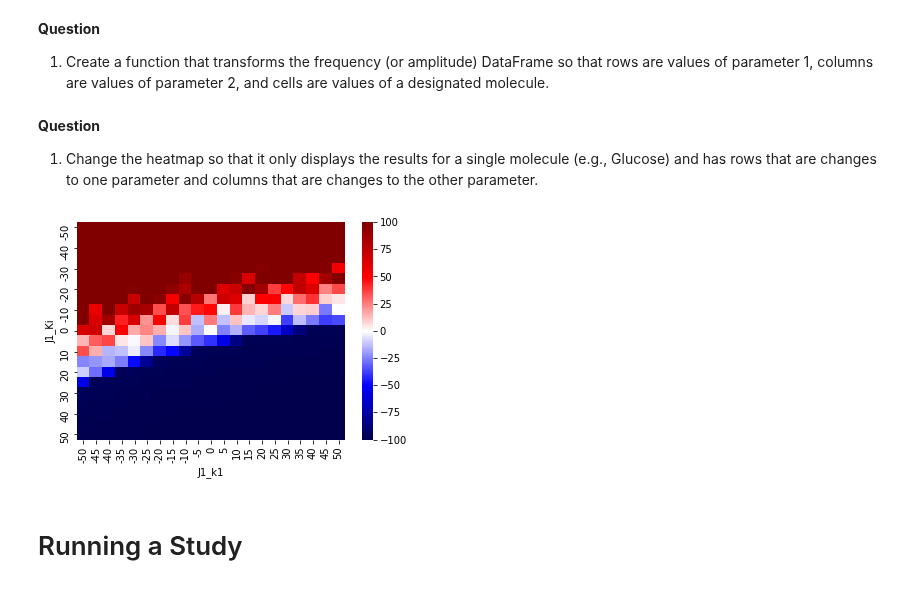
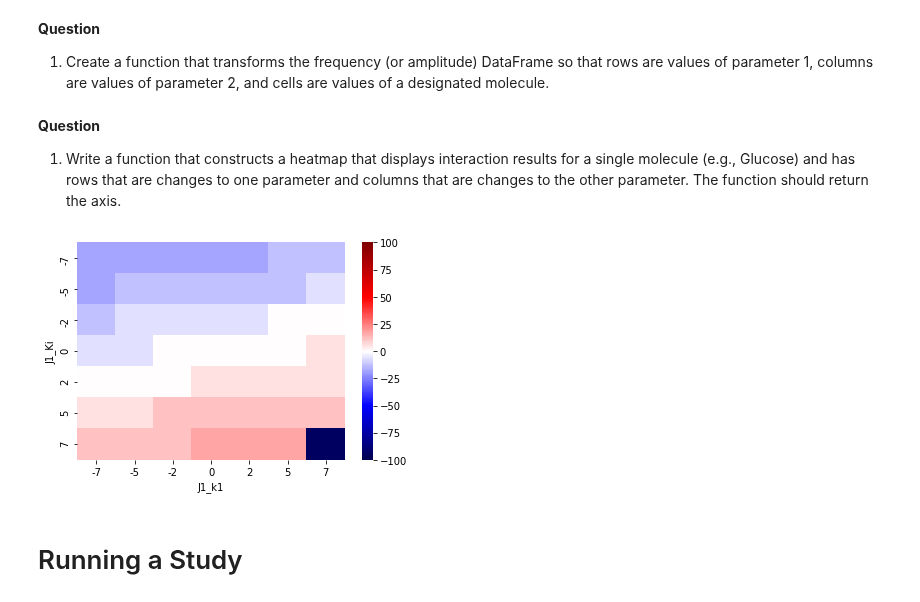
Before and after one commit to ModelEngineering/advancing-biomedical-models, a Jupyter notebook: lecture_6/6_computational_experiments_TFC.ipynb, the cells around one changed output. Drawn from its saved outputs; the diff is of its cells as text; code cells hidden in the pictures.

```diff
--- a/lecture_6/6_computational_experiments_TFC.ipynb
+++ b/lecture_6/6_computational_experiments_TFC.ipynb
@@ -389,9 +389,10 @@ def runExperimentsTwoParameters(parameter1, parameter2, percent1s, percent2s, is
     Returns
     -------
     frequencyDF: DataFrame, amplitude: DataFrame
-       index: string, as in "-7_0"
+       index: tuple of percent changes in parameter values
        columns: molecule
        value: depends on isRelative
+       index.name: string of tuple (rowParameter, columnParameter)
     """
     INDEX1 = "index1"
     INDEX2 = "index2"
@@ -433,6 +434,7 @@ def runExperimentsTwoParameters(parameter1, parameter2, percent1s, percent2s, is
         resultDF = resultDF.set_index([index1, index2])
         for column in [INDEX1, INDEX2]:
             del resultDF[column]
+        resultDF.index.name = str((parameter1, parameter2))
         return resultDF
     #
     frequencyDF = iterateLevels(isFrequency=True)
@@ -444,6 +446,10 @@ percents = [-7, -5, -2, 0, 2, 5, 7]
 fDF, aDF = runExperimentsTwoParameters("J1_Ki", "J1_k1", percents, percents)
 assert(aDF.loc[(percents[-1], percents[-1]), "Glucose"] < 0 )
 assert(fDF.loc[(percents[0], percents[0]), "Glucose"] < 0 )
+# %%
+# Test Data
+TEST_FDF = fDF
+TEST_ADF = aDF
 # %% [markdown]
 **Questions**
 1. Display the amplitude response if there is no change in either J1_Ki or J1_k1.
@@ -559,14 +562,38 @@ df = pivotResponse(fDF, "Glucose", ["J1_Ki", "J1_k1"])
 assert(len(df.index) == len(df.columns))
 # %% [markdown]
 **Question**
-1. Change the heatmap so that it only displays the results for a single molecule (e.g., Glucose) and has rows that are changes to one parameter and columns that are changes to the other parameter.
+1. Write a function that constructs a heatmap that displays interaction results for a single molecule (e.g., Glucose) and has rows that are changes to one parameter and columns that are changes to the other parameter. The function should return the axis.
-# %%
-percents = [5*(v-10) for v in range(21)]
-fDF, aDF = runExperimentsTwoParameters("J1_Ki", "J1_k1", percents, percents)
-df = pivotResponse(fDF, "Glucose", ["J1_Ki", "J1_k1"])
-_ = sns.heatmap(df, cmap='seismic', vmin=-100, vmax=100)
-# %% [output]
-[figure, removed]
+# %%
+def makeHeatmap(responseDF, molecule, isColorbar=True, ax=None, vmin=-100, vmax=100, cbar_ax=None):
+    """
+    Creates a heatmap showing the interactions of response values for two parameters.
+
+    Parameters
+    ----------
+    reponseDF: DataFrame
+        index: tuples of percent changes in parameter values
+        columns: molecule
+        values: response
+    molecule: str
+    isColorbar: bool
+        show the colorbar
+    vmin: float
+        minimum value in color bar
+    vmax: float
+        maximum value in color bar
+    cbar_ax: Axes
+    """
+    df = pivotResponse(responseDF, molecule)
+    if ax is None:
+        ax = sns.heatmap(df, cmap='seismic', vmin=vmin, vmax=vmax, cbar=isColorbar, cbar_ax=cbar_ax)
+    else:
+        _ = sns.heatmap(df, cmap='seismic', vmin=vmin, vmax=vmax, cbar=isColorbar, ax=ax, cbar_ax=cbar_ax)
+    return ax
+
+# Tests
+_ = makeHeatmap(TEST_FDF, "ATP")
+# %% [output]
+[figure, added]
 # %% [markdown]
 # Running a Study
 # %% [markdown]
```
Also changed, not shown: parts of 4 cells of this notebook, 1 other file.
